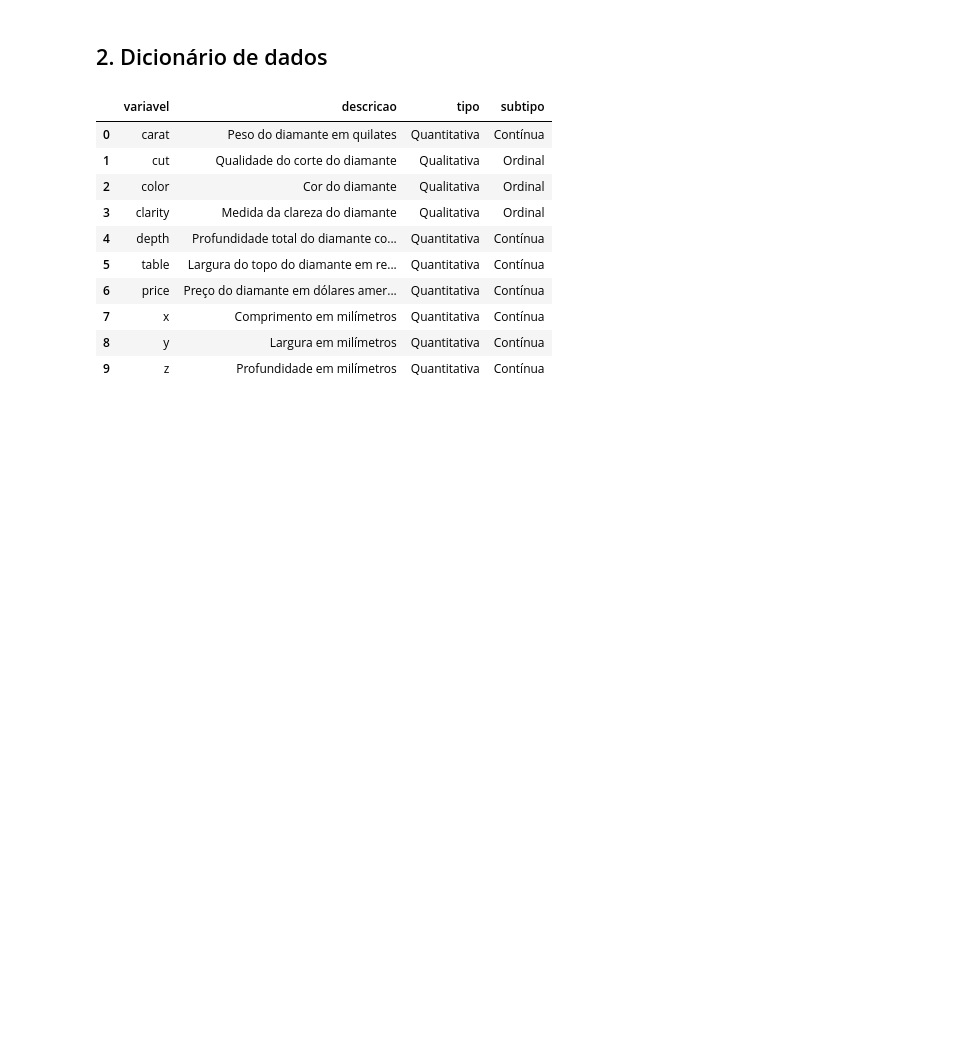
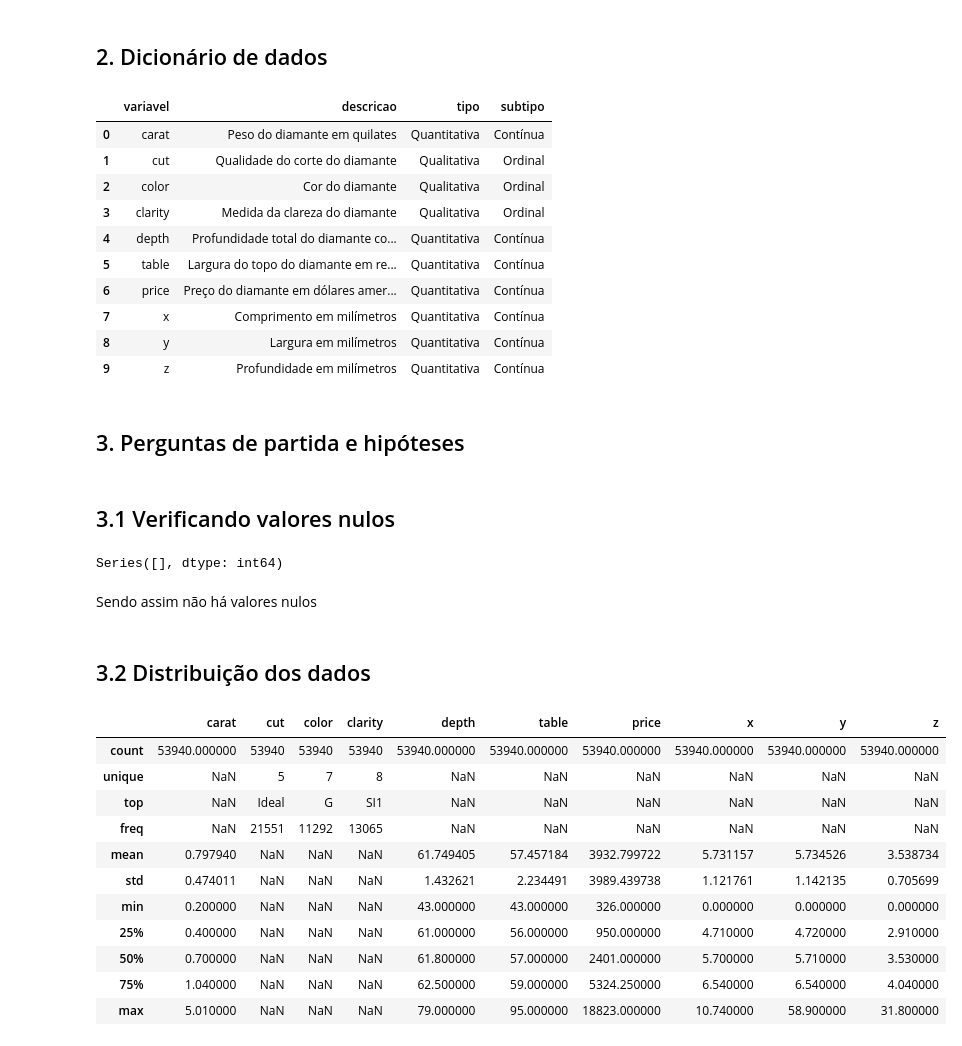
Before and after one commit to J-V-Lucena/avanti-bootcamp-cdd, a Jupyter notebook: notebooks/01-exploratory_data_analysis.ipynb, the cells around one changed output. Drawn from its saved outputs; the diff is of its cells as text; code cells hidden in the pictures; blank space fills up the shorter version.

```diff
--- a/notebooks/01-exploratory_data_analysis.ipynb
+++ b/notebooks/01-exploratory_data_analysis.ipynb
@@ -80,3 +89,35 @@ dicionario
 | 9 | z | Profundidade em milímetros | Quantitativa | Contínua |
 # %%
 dicionario.to_csv("../data/external/dicionario.csv", index = False)
+# %% [markdown]
+## 3. Perguntas de partida e hipóteses
+# %% [markdown]
+## 3.1 Verificando valores nulos
+# %%
+#verificando e removendo os NA
+
+na_per_column = df.isnull().sum().loc[lambda x: x > 0]
+na_per_rows = df.isnull().any(axis=1).sum()
+
+na_per_column
+# %% [output]
+Series([], dtype: int64)
+# %% [markdown]
+Sendo assim não há valores nulos
+# %% [markdown]
+## 3.2 Distribuição dos dados
+# %%
+df.describe(include='all')
+# %% [output]
+|  | carat | cut | color | clarity | depth | table | price | x | y | z |
+| count | 53940.000000 | 53940 | 53940 | 53940 | 53940.000000 | 53940.000000 | 53940.000000 | 53940.000000 | 53940.000000 | 53940.000000 |
+| unique | NaN | 5 | 7 | 8 | NaN | NaN | NaN | NaN | NaN | NaN |
+| top | NaN | Ideal | G | SI1 | NaN | NaN | NaN | NaN | NaN | NaN |
+| freq | NaN | 21551 | 11292 | 13065 | NaN | NaN | NaN | NaN | NaN | NaN |
+| mean | 0.797940 | NaN | NaN | NaN | 61.749405 | 57.457184 | 3932.799722 | 5.731157 | 5.734526 | 3.538734 |
+| std | 0.474011 | NaN | NaN | NaN | 1.432621 | 2.234491 | 3989.439738 | 1.121761 | 1.142135 | 0.705699 |
+| min | 0.200000 | NaN | NaN | NaN | 43.000000 | 43.000000 | 326.000000 | 0.000000 | 0.000000 | 0.000000 |
+| 25% | 0.400000 | NaN | NaN | NaN | 61.000000 | 56.000000 | 950.000000 | 4.710000 | 4.720000 | 2.910000 |
+| 50% | 0.700000 | NaN | NaN | NaN | 61.800000 | 57.000000 | 2401.000000 | 5.700000 | 5.710000 | 3.530000 |
+| 75% | 1.040000 | NaN | NaN | NaN | 62.500000 | 59.000000 | 5324.250000 | 6.540000 | 6.540000 | 4.040000 |
+| max | 5.010000 | NaN | NaN | NaN | 79.000000 | 95.000000 | 18823.000000 | 10.740000 | 58.900000 | 31.800000 |
```
Also changed, not shown: parts of 6 cells of this notebook.
